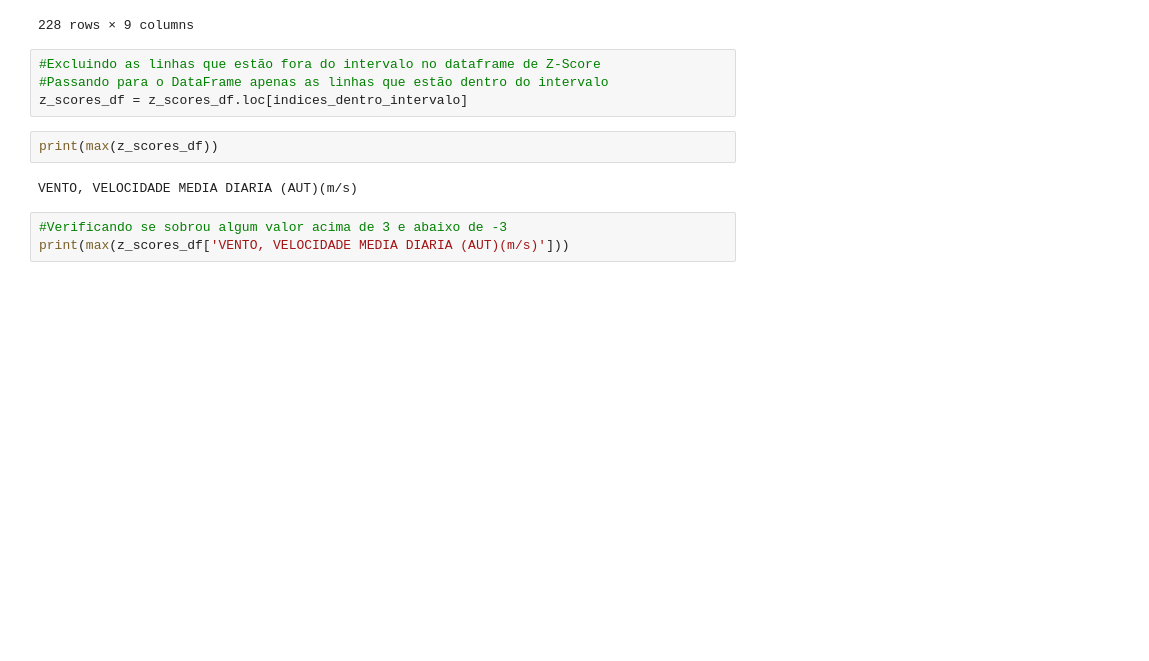
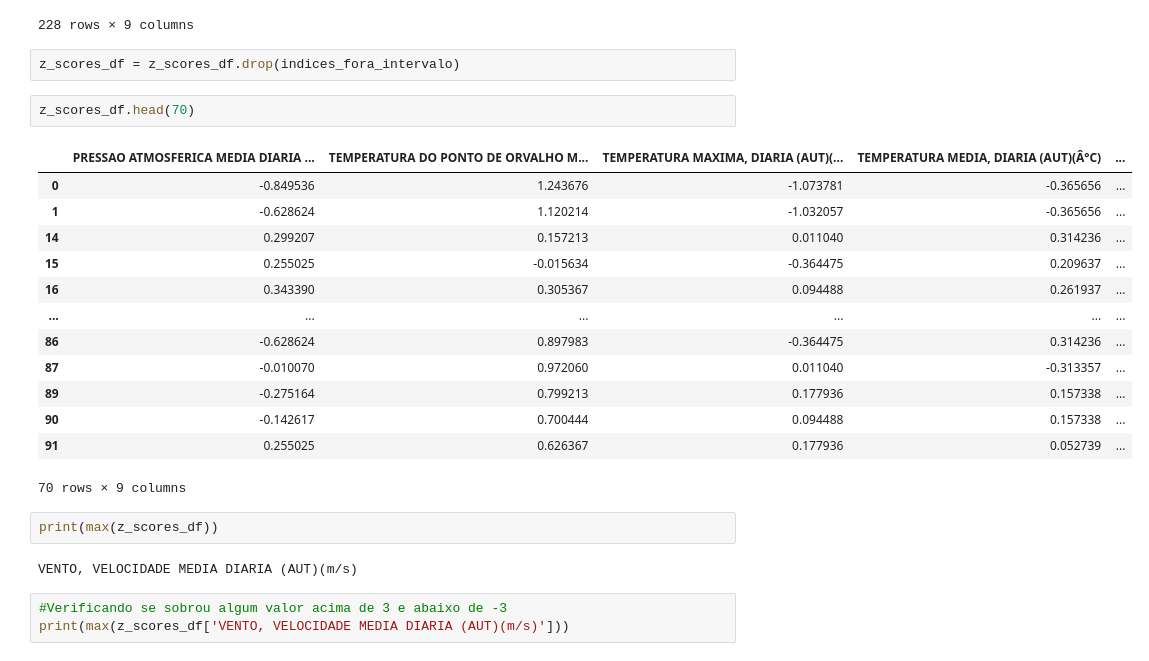
Before and after one commit to hyskoniho/classificacao-brasilia, a Jupyter notebook: Classificacao_brasilia.ipynb, the cells around one changed output. Drawn from its saved outputs; the diff is of its cells as text; blank space fills up the shorter version.

```diff
--- a/Classificacao_brasilia.ipynb
+++ b/Classificacao_brasilia.ipynb
@@ -390,10 +423,24 @@ z_scores_df.loc[indices_fora_intervalo]
 | 6905 | -0.937901 | 1.144906 | -0.072408 | 0.471134 | ... |
 | 6921 | 0.034113 | 0.922675 | 0.428279 | 0.680331 | ... |
 228 rows × 9 columns
-# %%
-#Excluindo as linhas que estão fora do intervalo no dataframe de Z-Score
-#Passando para o DataFrame apenas as linhas que estão dentro do intervalo
-z_scores_df = z_scores_df.loc[indices_dentro_intervalo]
+# %%
+z_scores_df = z_scores_df.drop(indices_fora_intervalo)
+# %%
+z_scores_df.head(70)
+# %% [output]
+|  | PRESSAO ATMOSFERICA MEDIA DIARIA ... | TEMPERATURA DO PONTO DE ORVALHO M... | TEMPERATURA MAXIMA, DIARIA (AUT)(... | TEMPERATURA MEDIA, DIARIA (AUT)(Â°C) | ... |
+| 0 | -0.849536 | 1.243676 | -1.073781 | -0.365656 | ... |
+| 1 | -0.628624 | 1.120214 | -1.032057 | -0.365656 | ... |
+| 14 | 0.299207 | 0.157213 | 0.011040 | 0.314236 | ... |
+| 15 | 0.255025 | -0.015634 | -0.364475 | 0.209637 | ... |
+| 16 | 0.343390 | 0.305367 | 0.094488 | 0.261937 | ... |
+| ... | ... | ... | ... | ... | ... |
+| 86 | -0.628624 | 0.897983 | -0.364475 | 0.314236 | ... |
+| 87 | -0.010070 | 0.972060 | 0.011040 | -0.313357 | ... |
+| 89 | -0.275164 | 0.799213 | 0.177936 | 0.157338 | ... |
+| 90 | -0.142617 | 0.700444 | 0.094488 | 0.157338 | ... |
+| 91 | 0.255025 | 0.626367 | 0.177936 | 0.052739 | ... |
+70 rows × 9 columns
 # %%
 print(max(z_scores_df))
 # %% [output]
```
Also changed, not shown: parts of 20 cells of this notebook.
